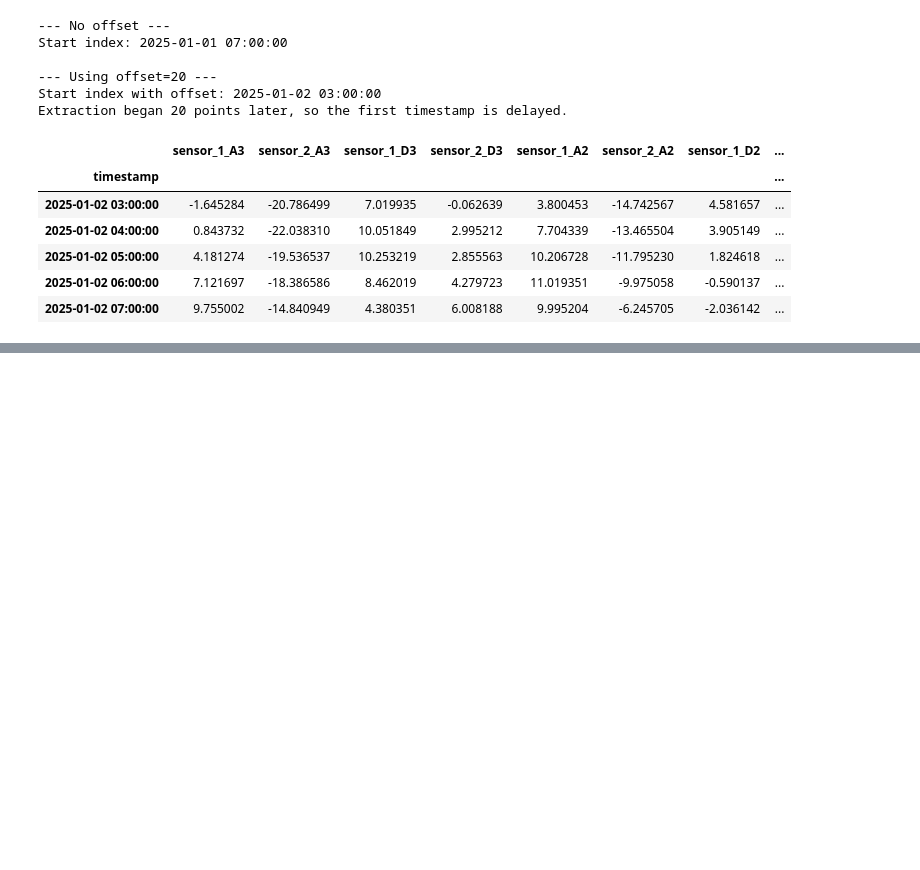
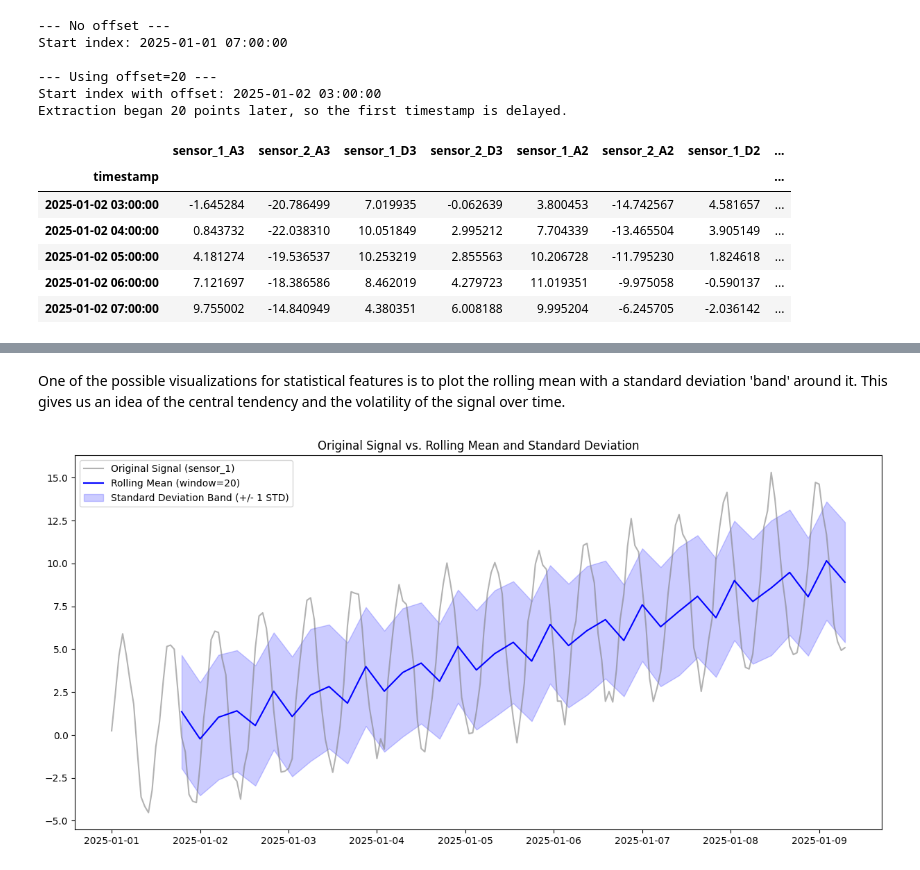
Before and after one commit to petrobras/3W, a Jupyter notebook: docs/notebooks/feature_extraction_examples.ipynb, the cells around one changed output, grey strips where cells are left out. Drawn from its saved outputs; the diff is of its cells as text; code cells hidden in the pictures; blank space fills up the shorter version.

Commit message:
Implemented extract_statistical_features.py, it's unit tests and notebook example.

```diff
--- a/docs/notebooks/feature_extraction_examples.ipynb
+++ b/docs/notebooks/feature_extraction_examples.ipynb
@@ -105,0 +108,15 @@ Extraction began 20 points later, so the first timestamp is delayed.
+# %%
+# 1. Configure the statistical extractor
+config_stats = extract_statistical_features.StatisticalConfig(window_size=20, stride=5)
+
+# 2. Instantiate the extractor
+statistical_extractor = extract_statistical_features.ExtractStatisticalFeatures(config_stats)
+
+# 3. Apply it to the same sample data
+statistical_features = statistical_extractor(sample_df)
+
+# Display the first few rows of the result
+print(f"Shape of the extracted statistical features: {statistical_features.shape}")
+print("\nThe columns contain the 9 statistical features extracted for each sensor.")
+
+statistical_features.head()
@@ -105,0 +134,27 @@ Extraction began 20 points later, so the first timestamp is delayed.
+# %% [markdown]
+One of the possible visualizations for statistical features is to plot the rolling mean with a standard deviation 'band' around it. This gives us an idea of the central tendency and the volatility of the signal over time.
+# %%
+# Let's plot the results for "sensor_1"
+fig, ax = plt.subplots(figsize=(15, 7))
+
+# Plot the original signal
+ax.plot(sample_df.index, sample_df["sensor_1"], label="Original Signal (sensor_1)", color="gray", alpha=0.6)
+
+# Plot the rolling mean
+ax.plot(statistical_features.index, statistical_features["sensor_1_mean"], label="Rolling Mean (window=20)", color="blue")
+
+# Create a shaded region for the standard deviation (mean +/- std)
+ax.fill_between(
+    statistical_features.index,
+    statistical_features["sensor_1_mean"] - statistical_features["sensor_1_std"],
+    statistical_features["sensor_1_mean"] + statistical_features["sensor_1_std"],
+    color="blue",
+    alpha=0.2,
+    label="Standard Deviation Band (+/- 1 STD)"
+)
+
+ax.set_title("Original Signal vs. Rolling Mean and Standard Deviation")
+ax.legend()
+plt.show()
+# %% [output]
+[figure, added]
```
Also changed, not shown: parts of 3 cells of this notebook, 2 other files.
